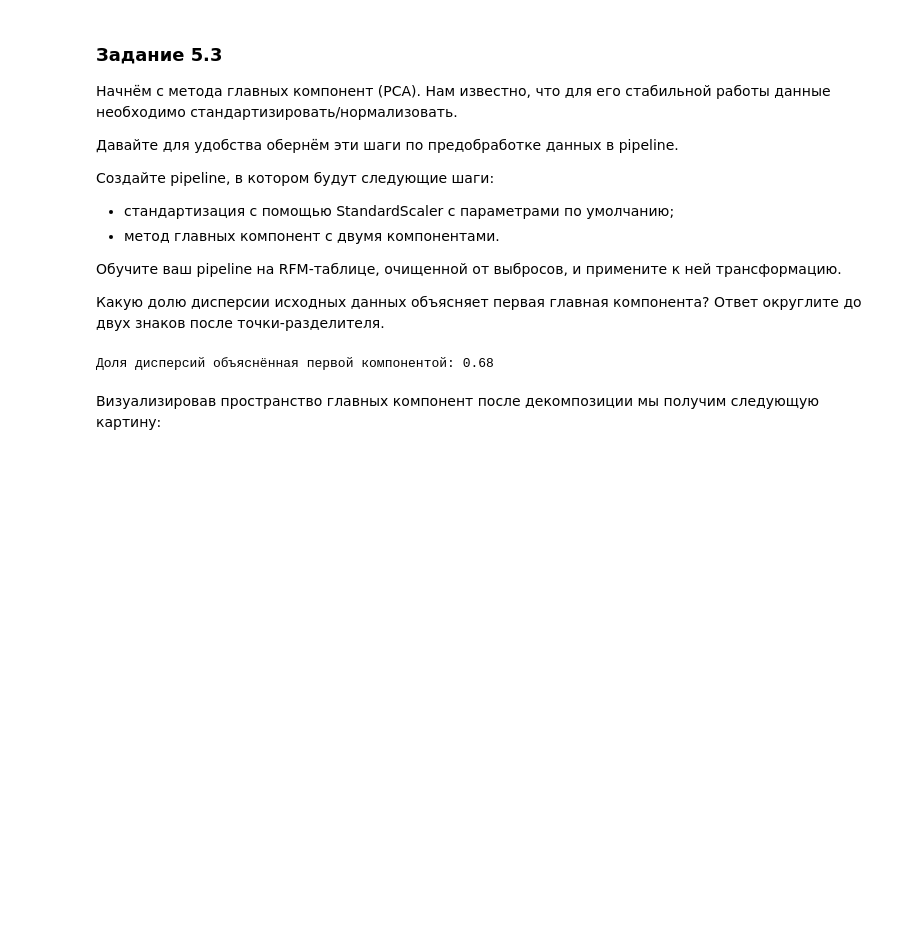
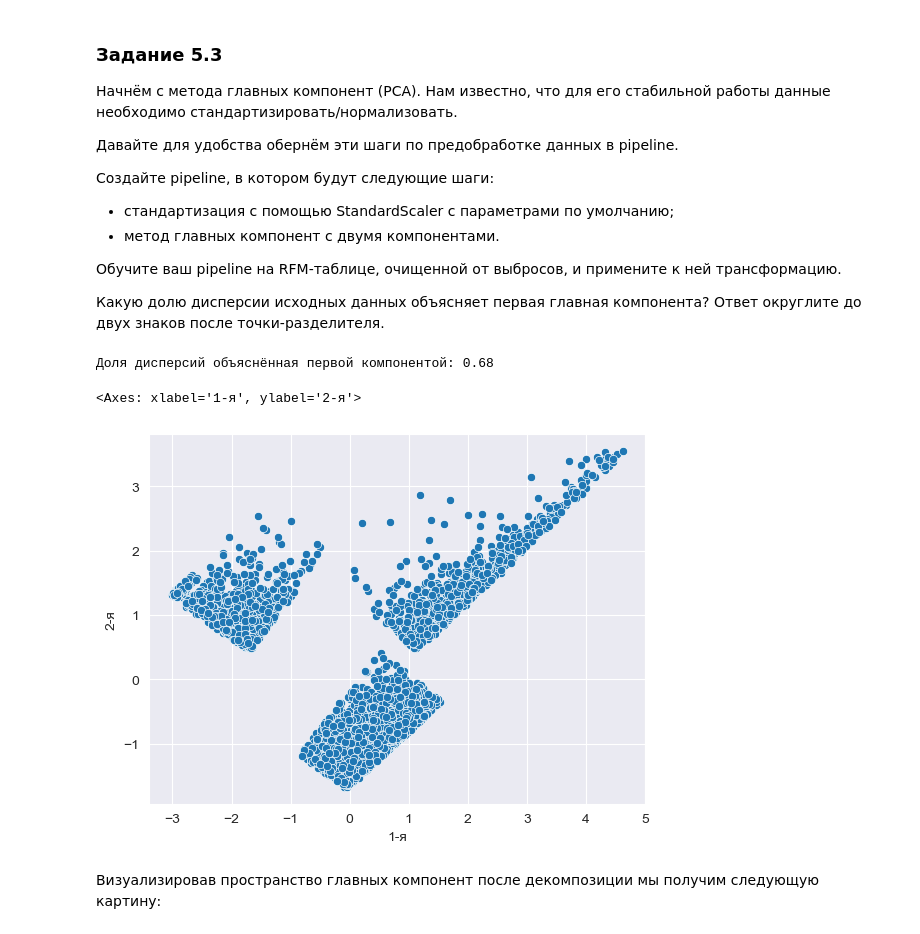
Before and after one commit to hoittoken/Python, a Jupyter notebook: Py/Projects/project_6/Project-6._Aubakirov.ipynb, the cells around one changed output. Saved outputs shown, nothing was run; the diff lists cells and outputs as text; code cells hidden in the pictures; blank space fills up the shorter version.

```diff
--- a/Py/Projects/project_6/Project-6._Aubakirov.ipynb
+++ b/Py/Projects/project_6/Project-6._Aubakirov.ipynb
@@ -889,6 +852,22 @@ rfm_table_processed = pipe.fit_transform(rfm_table_cleaned)
 print(f"Доля дисперсий объяснённая первой компонентой: {round(pipe['pca'].explained_variance_ratio_[0], 2)}")
 # %% [output]
 Доля дисперсий объяснённая первой компонентой: 0.68
+# %%
+from sklearn.pipeline import Pipeline
+from sklearn.preprocessing import StandardScaler
+from sklearn.decomposition import PCA
+
+
+pipe_2 = Pipeline([('scaler', StandardScaler()), ('PCA', PCA(n_components=2))])
+pipe_2.fit(rfm_table_cleaned)
+columns_z = ['1-я', '2-я']
+rfm_table_processed_2 = pd.DataFrame(pipe_2.transform(rfm_table_cleaned))
+rfm_table_processed_2.columns = columns_z
+rfm_table_processed_2
+sns.scatterplot(rfm_table_processed_2, x='1-я', y='2-я')
+# %% [output]
+<Axes: xlabel='1-я', ylabel='2-я'>
+[figure, added]
 # %% [markdown]
 Визуализировав пространство главных компонент после декомпозиции мы получим следующую картину:
 # %%
```
Also changed, not shown: parts of 5 cells of this notebook, 8 other files.
